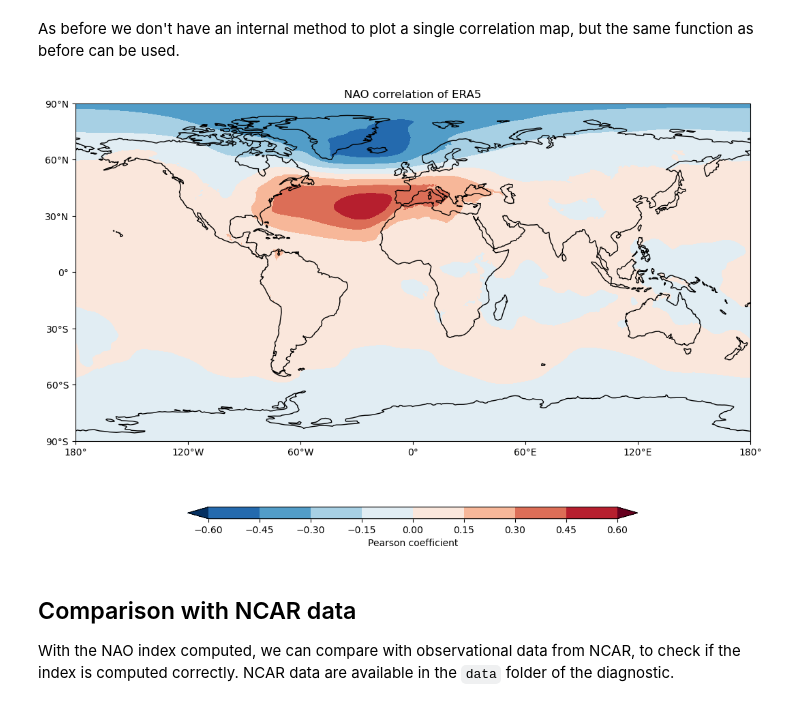
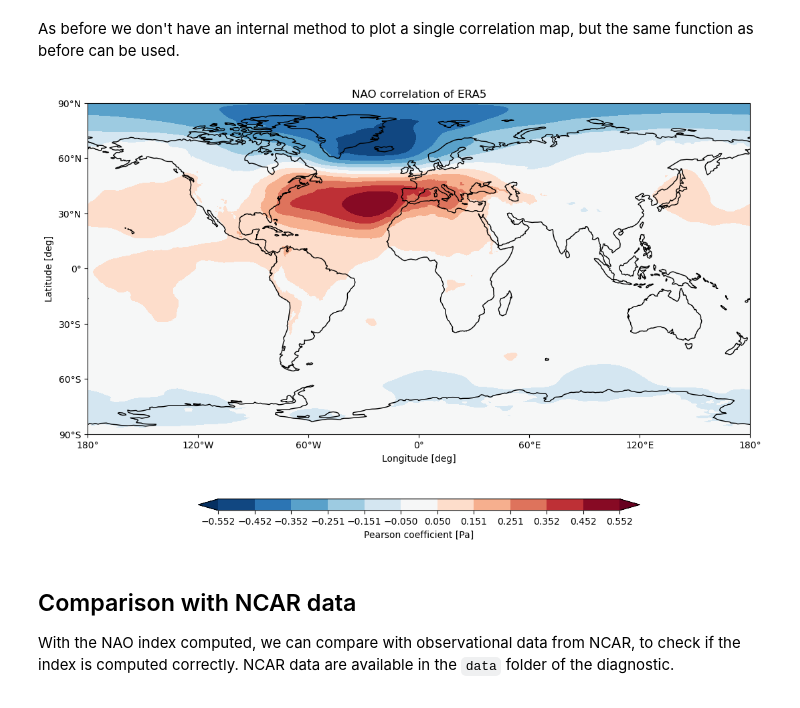
Before and after one commit to Predictia/AQUA, a Jupyter notebook: diagnostics/teleconnections/notebooks/NAO.ipynb, the cells around one changed output. Cells and saved outputs as stored; diff of their text form; code cells hidden in the pictures.

```diff
--- a/diagnostics/teleconnections/notebooks/NAO.ipynb
+++ b/diagnostics/teleconnections/notebooks/NAO.ipynb
@@ -146,9 +173,9 @@ telec.evaluate_correlation()
 # %% [markdown]
 As before we don't have an internal method to plot a single correlation map, but the same function as before can be used.
 # %%
-single_map_plot(map=telec.correlation, model=telec.model, exp=telec.exp, cbar_label='Pearson coefficient', title='NAO correlation of ERA5')
+plot_single_map(data=telec.correlation, cbar_label='Pearson coefficient', title='NAO correlation of ERA5')
 # %% [output]
-[figure, old version]
+[figure, new version]
 # %% [markdown]
 ## Comparison with NCAR data
 
```
Also changed, not shown: parts of 9 cells of this notebook.
